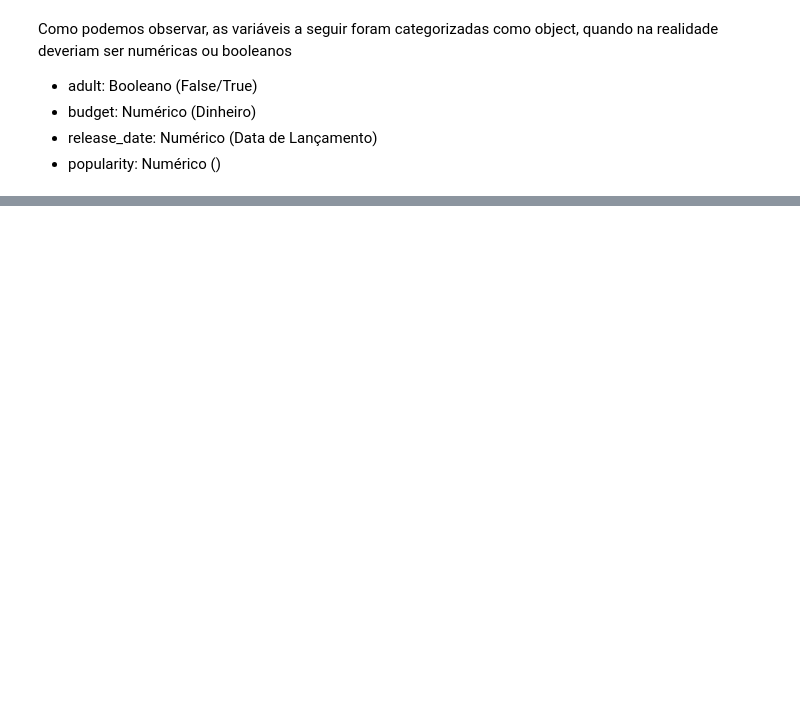
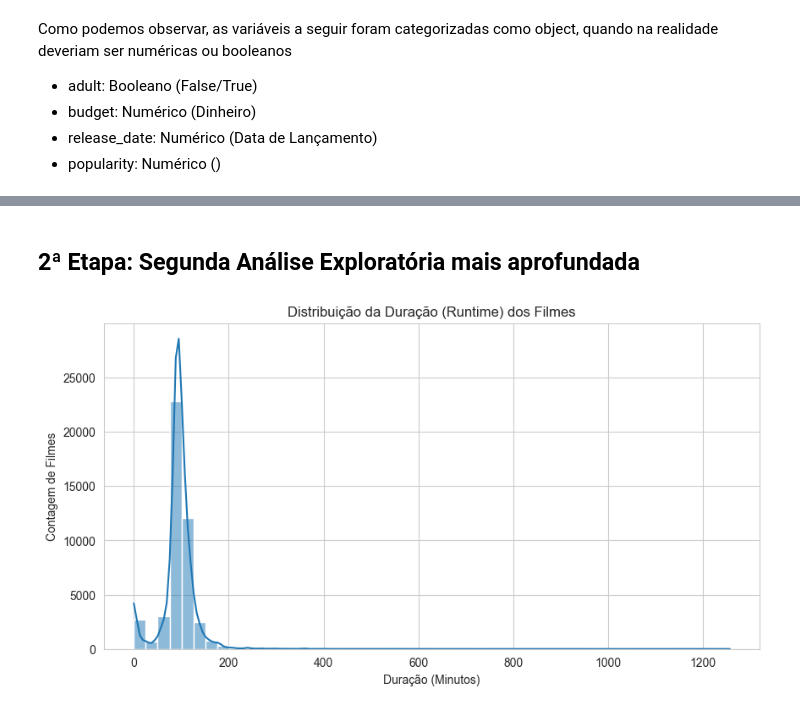
Before and after one commit to py-zeli/BoraVer, a Jupyter notebook: analise-exploratoria.ipynb, the cells around one changed output, grey strips where cells are left out. Cells and saved outputs as stored; diff of their text form; code cells hidden in the pictures; blank space fills up the shorter version.

Commit message:
Primeira análise e limpeza do dataset concluída

```diff
--- a/analise-exploratoria.ipynb
+++ b/analise-exploratoria.ipynb
@@ -71,6 +70,9 @@ array([False,  True])
 # %%
-# Substituindo as strings "True" e "False" pelos valores booleanos
-df['adult'] = df['adult'] == 'True'
+# Analisando quais são os caracteres presentes dentro da coluna budget.
+df['budget'].astype(str).apply(list).explode().unique()
+
+# Como podemos observar no Output, a coluna contém somente numerais e nenhum ponto (.), o que indica que todos os valores são números inteiros
+# Isso significa que podemos seguir com a conversão para integer diretamente
+df['budget'] = df['budget'].astype('Int64')
 # %%
-pd.set_option('display.max_columns', None)
-df.head(5)
+df['release_date'] = pd.to_datetime(df['release_date'])
@@ -103,0 +139,6 @@ memory usage: 5.9+ MB
+# %%
+# Por último, a coluna belongs_to_collection possui 90% dos seus valores como NaN. Isso será um problema no treinamento do modelo.
+# Para reverter isso, vamos desserializar os dados, convertendo todos para dicionários, incluindo os valores nulos
+df['belongs_to_collection'] = df['belongs_to_collection'].apply(
+    lambda x: x if pd.notna(x) else {} # Os valores NaN serão convertidos em dicionários vazios {}
+)
@@ -103,0 +165,22 @@ memory usage: 5.9+ MB
+# %% [markdown]
+## **2ª Etapa**: Segunda Análise Exploratória mais aprofundada ##
+# %%
+import pandas as pd
+import matplotlib.pyplot as plt
+import seaborn as sns # O Seaborn facilita a criação de gráficos estatísticos e usa o Matplotlib por baixo dos panos
+
+# Configuração básica para visualização (opcional)
+sns.set_style("whitegrid")
+plt.rcParams['figure.figsize'] = (10, 6) # Define um tamanho padrão para os gráficos
+# %%
+# Histograma: Mostra a distribuição de uma única variável
+plt.figure(figsize=(10, 5))
+sns.histplot(df['runtime'].dropna(), kde=True, bins=50)
+# Usamos dropna() para ignorar os NaNs
+# kde=True adiciona uma estimativa da densidade (suaviza a curva)
+plt.title('Distribuição da Duração (Runtime) dos Filmes')
+plt.xlabel('Duração (Minutos)')
+plt.ylabel('Contagem de Filmes')
+plt.show()
+# %% [output]
+[figure, added]
```
Also changed, not shown: parts of 8 cells of this notebook, 1 other file.
